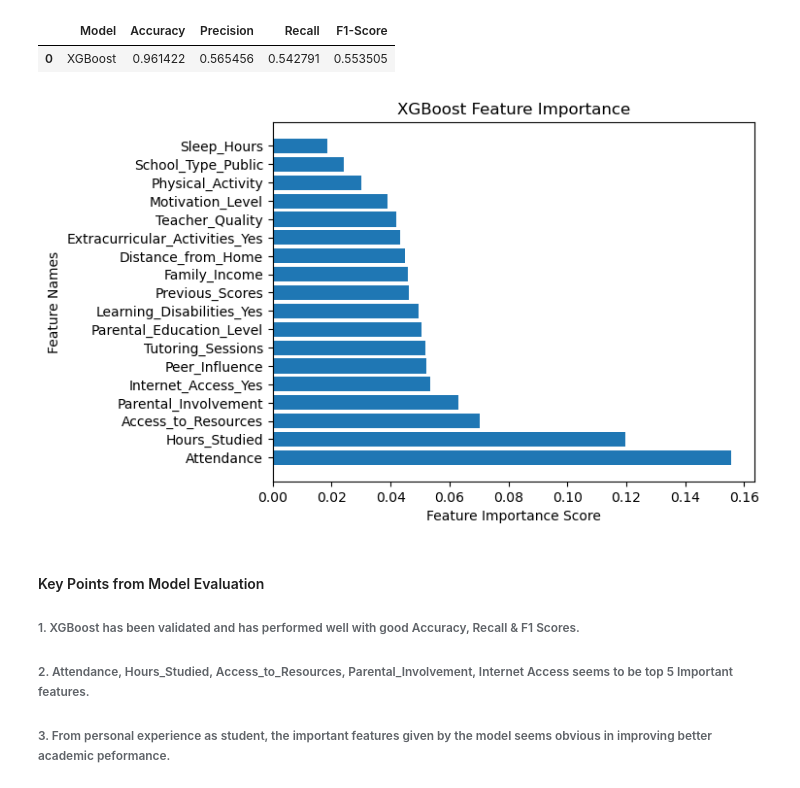
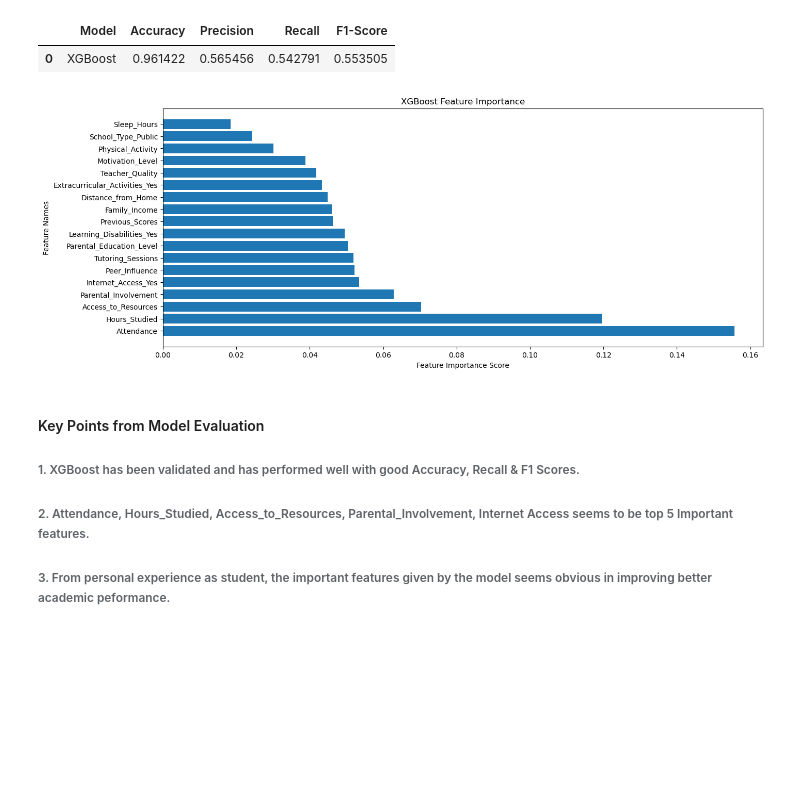
Before and after one commit to Sarath-dba/Capstone, a Jupyter notebook: Student_Performance_Prediction_Analysis.ipynb, the cells around one changed output. Saved outputs shown, nothing was run; the diff lists cells and outputs as text; code cells hidden in the pictures; blank space fills up the shorter version.

```diff
--- a/Student_Performance_Prediction_Analysis.ipynb
+++ b/Student_Performance_Prediction_Analysis.ipynb
@@ -708,19 +708,20 @@ Model_Results_df
 # %%
 features=X_train_std_df.columns
 feature_imp = selected_model.feature_importances_
 
 feature_importance_df = pd.DataFrame({"Feature": features, "Importance": feature_imp}).sort_values(by="Importance", ascending=False)
 
 #feature_importance_df = feature_importance_df.sort_values(by="Importance", ascending=False)
 
+plt.figure(figsize=(15, 6))
 plt.barh(y=feature_importance_df["Feature"], width=feature_importance_df["Importance"])
 plt.xlabel("Feature Importance Score")
 plt.ylabel("Feature Names")
 plt.title("XGBoost Feature Importance")
 plt.savefig("XGBoost_Feature_importance")
 plt.show()
 # %% [output]
-[figure, old version]
+[figure, new version]
 # %% [markdown]
 #### Key Points from Model Evaluation
 
```
Also changed, not shown: parts of 7 cells of this notebook.
